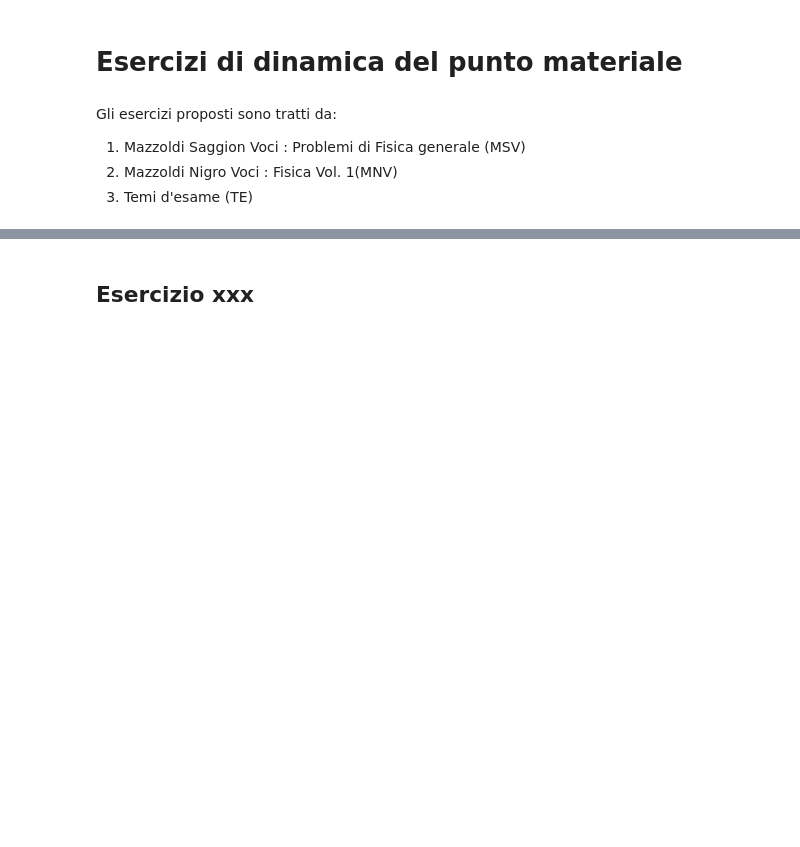
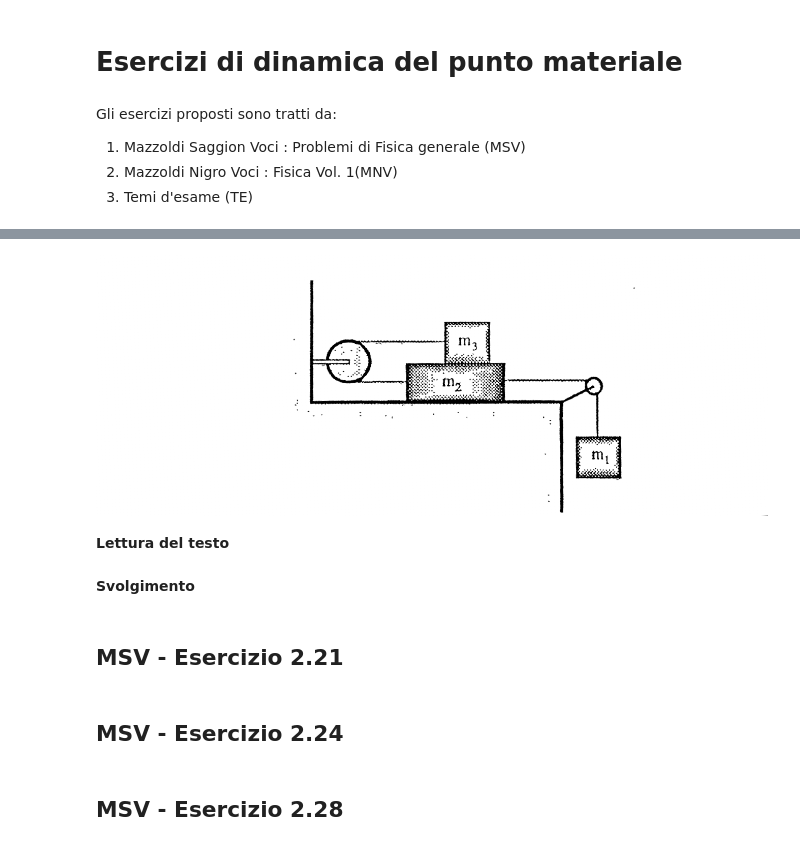
Before and after one commit to marcodalessandro76/Esercitazioni-Fisica-1, a Jupyter notebook: Dinamica punto materiale.ipynb, the cells around one changed output, grey strips where cells are left out. Cells and saved outputs as stored; diff of their text form; code cells hidden in the pictures; blank space fills up the shorter version.

```diff
--- a/Dinamica punto materiale.ipynb
+++ b/Dinamica punto materiale.ipynb
@@ -33,2 +43,14 @@ Lavoro di tutte le forze (peso, attrito, molla,....)
+# %%
+Image('Immagini/MSV_2.19_Testo2.png',width=900)
+# %% [output]
+[figure, added]
+# %% [markdown]
+__Lettura del testo__
+# %% [markdown]
+__Svolgimento__
 # %% [markdown]
-## Esercizio xxx
+## MSV - Esercizio 2.21
+# %% [markdown]
+## MSV - Esercizio 2.24
+# %% [markdown]
+## MSV - Esercizio 2.28
```
Also changed, not shown: parts of 4 cells of this notebook, 5 other files.
